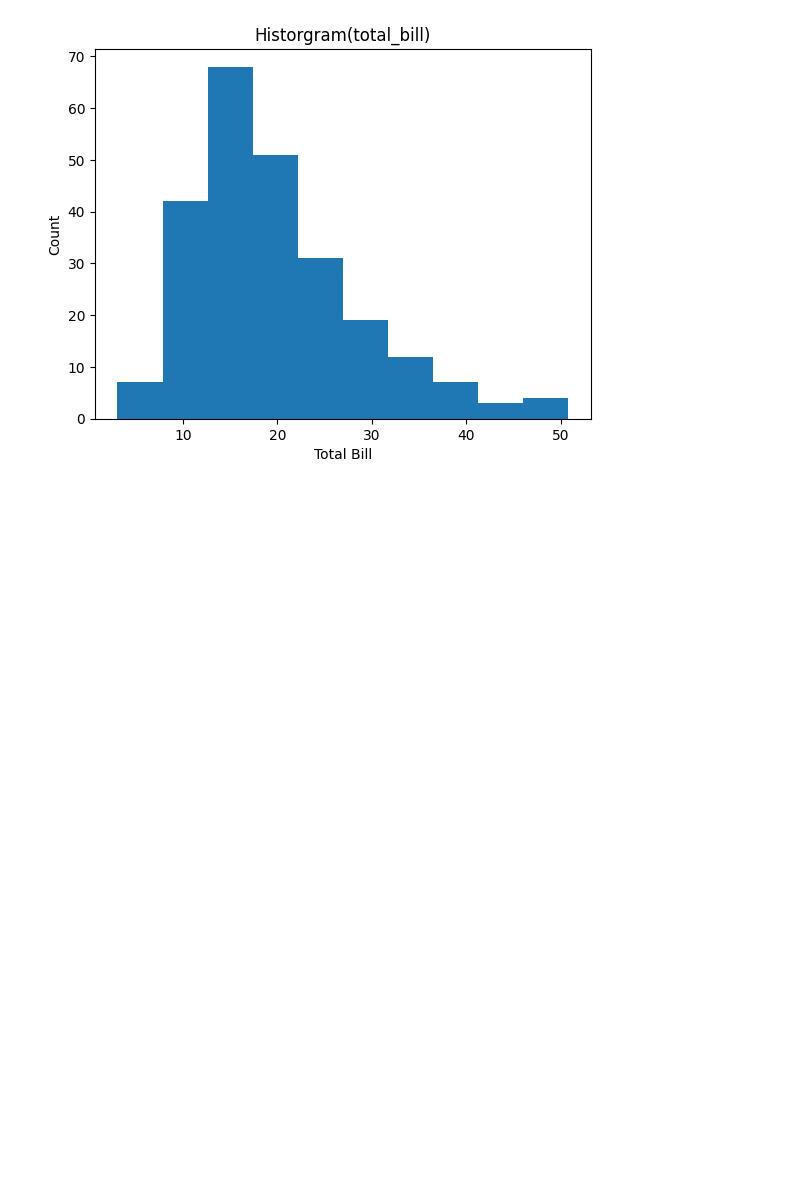
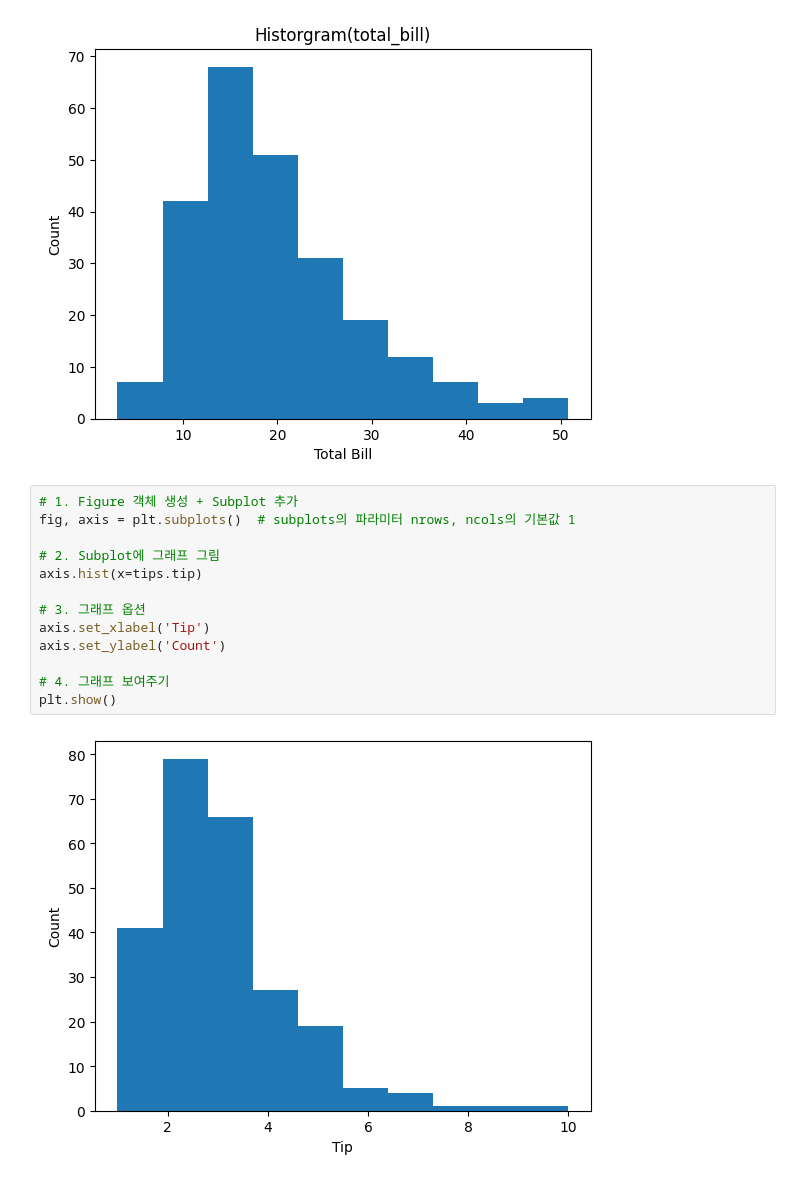
Before and after one commit to JakeOh/202504_itwill_oracle88, a Jupyter notebook: python20.ipynb, the cells around one changed output. Saved outputs shown, nothing was run; the diff lists cells and outputs as text; blank space fills up the shorter version.

```diff
--- a/python20.ipynb
+++ b/python20.ipynb
@@ -66,3 +66,18 @@ axis.set_ylabel('Count')
 plt.show()
 # %% [output]
 [figure]
+# %%
+# 1. Figure 객체 생성 + Subplot 추가
+fig, axis = plt.subplots()  # subplots의 파라미터 nrows, ncols의 기본값 1
+
+# 2. Subplot에 그래프 그림
+axis.hist(x=tips.tip)
+
+# 3. 그래프 옵션
+axis.set_xlabel('Tip')
+axis.set_ylabel('Count')
+
+# 4. 그래프 보여주기
+plt.show()
+# %% [output]
+[figure, added]
```
Also changed, not shown: parts of 6 cells of this notebook.
